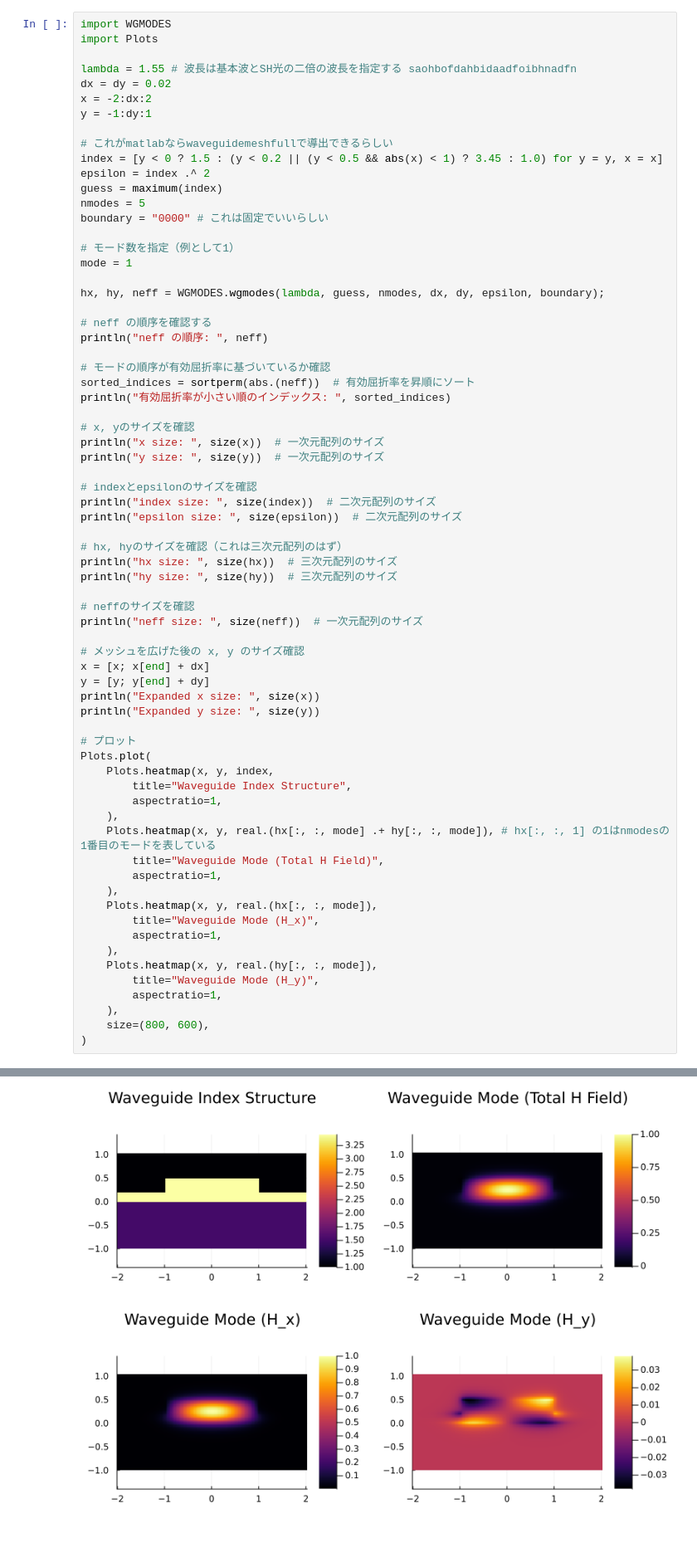
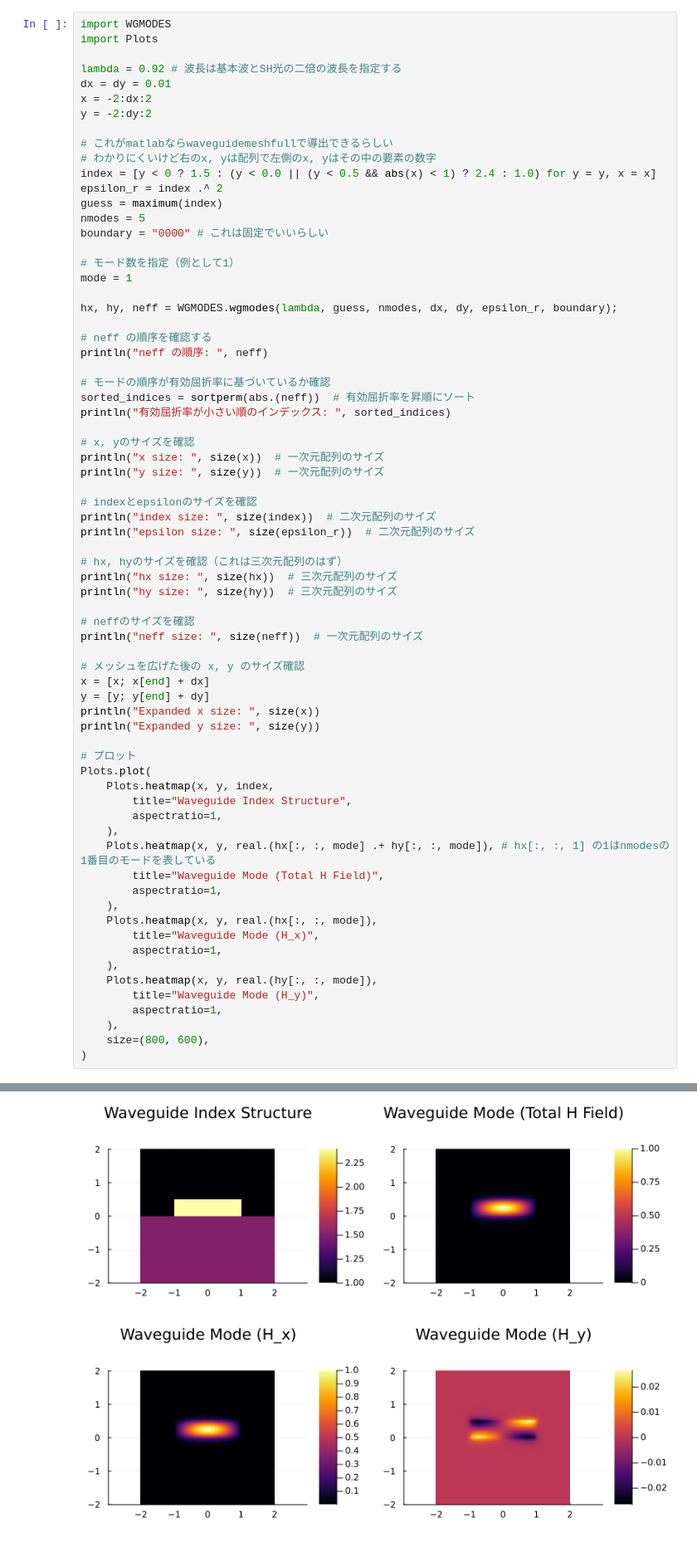
Before and after one commit to Xo1otl/mictlan, a Jupyter notebook: research/syuron/julia/examples/wgmodes.ipynb, the cells around one changed output, grey strips where cells are left out. Shown at 83% size. Cells and saved outputs as stored; diff of their text form.

```diff
--- a/research/syuron/julia/examples/wgmodes.ipynb
+++ b/research/syuron/julia/examples/wgmodes.ipynb
@@ -2,14 +2,15 @@
 import WGMODES
 import Plots
 
-lambda = 1.55 # 波長は基本波とSH光の二倍の波長を指定する saohbofdahbidaadfoibhnadfn
-dx = dy = 0.02
+lambda = 0.92 # 波長は基本波とSH光の二倍の波長を指定する
+dx = dy = 0.01
 x = -2:dx:2
-y = -1:dy:1
+y = -2:dy:2
 
 # これがmatlabならwaveguidemeshfullで導出できるらしい
-index = [y < 0 ? 1.5 : (y < 0.2 || (y < 0.5 && abs(x) < 1) ? 3.45 : 1.0) for y = y, x = x]
-epsilon = index .^ 2
+# わかりにくいけど右のx, yは配列で左側のx, yはその中の要素の数字
+index = [y < 0 ? 1.5 : (y < 0.0 || (y < 0.5 && abs(x) < 1) ? 2.4 : 1.0) for y = y, x = x]
+epsilon_r = index .^ 2
 guess = maximum(index)
 nmodes = 5
 boundary = "0000" # これは固定でいいらしい
@@ -17,7 +18,7 @@ boundary = "0000" # これは固定でいいらしい
 # モード数を指定（例として1）
 mode = 1
 
-hx, hy, neff = WGMODES.wgmodes(lambda, guess, nmodes, dx, dy, epsilon, boundary);
+hx, hy, neff = WGMODES.wgmodes(lambda, guess, nmodes, dx, dy, epsilon_r, boundary);
 
 # neff の順序を確認する
 println("neff の順序: ", neff)
@@ -32,7 +33,7 @@ println("y size: ", size(y))  # 一次元配列のサイズ
 
 # indexとepsilonのサイズを確認
 println("index size: ", size(index))  # 二次元配列のサイズ
-println("epsilon size: ", size(epsilon))  # 二次元配列のサイズ
+println("epsilon size: ", size(epsilon_r))  # 二次元配列のサイズ
 
 # hx, hyのサイズを確認（これは三次元配列のはず）
 println("hx size: ", size(hx))  # 三次元配列のサイズ
@@ -82,4 +83,4 @@ Expanded y size: (102,)
-[figure, old version]
+[figure, new version]
 # %% [markdown]
 磁界分布の観察結果に基づくと、次のことが推測されます：
 
```
Also changed, not shown: parts of 4 cells of this notebook, 20 other files.
